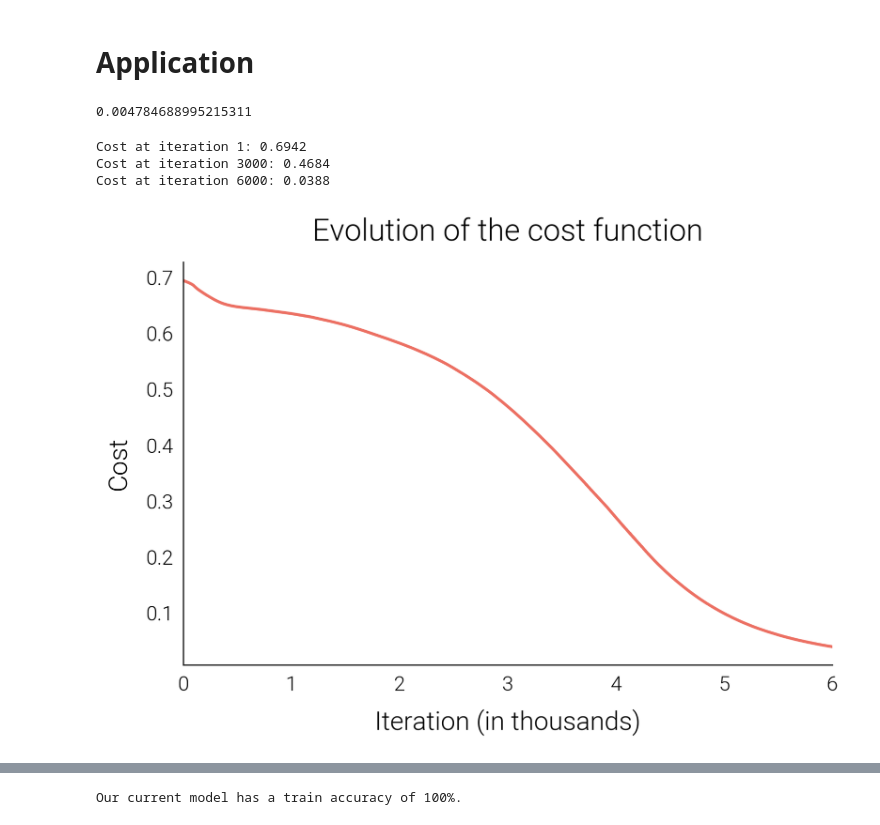
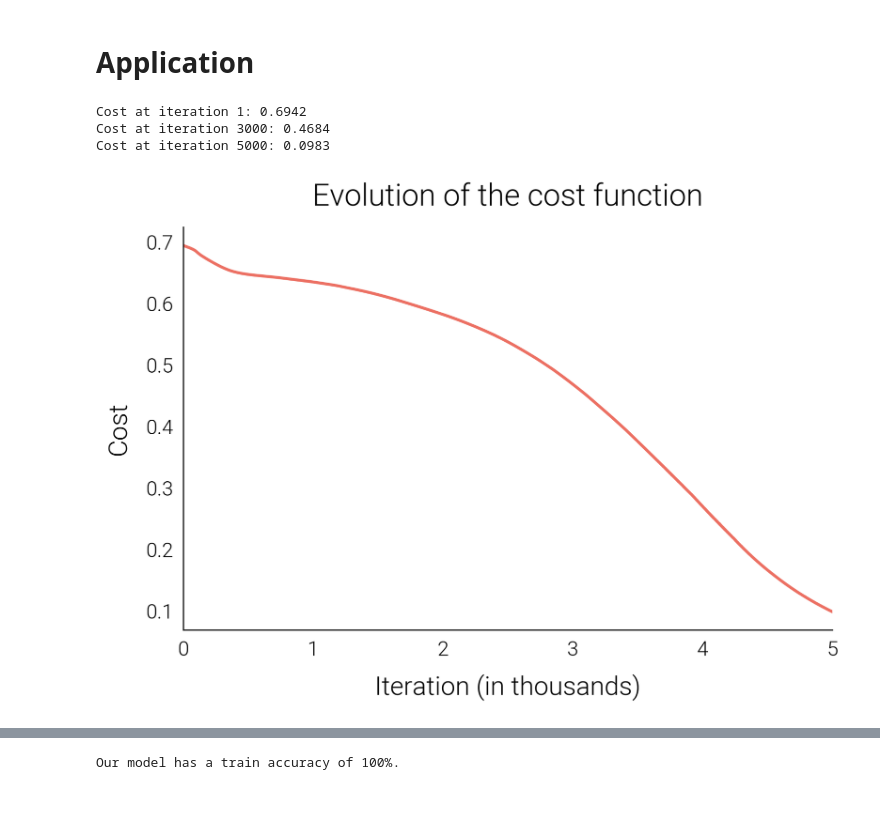
Before and after one commit to fbgranell/computer-vision-classification, a Jupyter notebook: python/neural-network.ipynb, the cells around one changed output, grey strips where cells are left out. Saved outputs shown, nothing was run; the diff lists cells and outputs as text; code cells hidden in the pictures.

```diff
--- a/python/neural-network.ipynb
+++ b/python/neural-network.ipynb
@@ -203,9 +194,12 @@ np.sum(np.array([[1,2,3],[1,2,3]]))
 def compute_loss(AL, Y, parameters, lambd):
     """
     This function computes the total cost function for some predictions.
+
     Args:
-        AL (np.array): the activation values of the last layer
+        AL (np.array): the activation values of the last layer.
         Y (np.array): the real values of our target.
+        lambd (float): the value of lambda in regularization.
+
     Returns:
         float: the value of the cost function.
     """
@@ -271,6 +259,9 @@ def relu_derivate(x):
 # %%
 def backward_prop(cache, parameters, Y):
     """
+    This function computes the gradients of all the parameters
+    through backward propagation, and returns them.
+
     Args:
         cache (dict): linear and activation values of each layer.
         parameters (dict): values that define the neural network.
@@ -356,10 +345,15 @@ def backward_prop(cache, parameters, Y):
 # %%
 def update_parameters(parameters,grads, learning_rate, lambd, m):
     """
+    Computes the new the parameters according to the gradient computed in backward
+    propagation, and returns them updated.
+
     Args:
         parameters (dict): weight, biases and activations that define our model.
         grads (dict): the gradients from all the parameters of our model.
         learning_rate (float): the learning rate alpha we want to use for the algorithm.
+        lambd (float): the value lambda in regularization.
+        m (int): the number of samples in the training set.
     Returns:
         parameters (dict): updated weight and biases that define our new model.
     """
@@ -367,10 +361,14 @@ def update_parameters(parameters,grads, learning_rate, lambd, m):
         #print('updating layer ', str(layer))
         parameters['W'+str(layer)] = (1-learning_rate*lambd/m)*parameters['W'+str(layer)] - learning_rate*grads['dW'+str(layer)]
         parameters['b'+str(layer)] = parameters['b'+str(layer)] - learning_rate*grads['db'+str(layer)]
+
     return parameters
 # %%
 def gradient_descent(X,Y, parameters_, learning_rate, iterations, lambd=0):
     """
+    Performs gradient descent with the hyperparameters specified in the input,
+    and returns the trained parameters as well as the cost evolution.
+
     Args:
         X (np.array): training values of the independant variables X.
         Y (np.array): traning values of the target variable Y.
@@ -420,7 +416,3 @@ def gradient_descent(X,Y, parameters_, learning_rate, iterations, lambd=0):
 # %% [markdown]
 # Application
-# %%
-10**(-3)*1000/209
-# %% [output]
-0.004784688995215311
 # %%
@@ -430,9 +423,10 @@ act = ['relu','relu','relu','sigmoid']
 parameters = initialize_parameters(train_x,[32,16,8],train_y,act=act)
 # %%
 %%time
-costs, parameters_trained = gradient_descent(train_x,train_y,parameters, learning_rate=0.0015,iterations= 6000)
+# Training the model on the train dataset of cat photos.
+costs, parameters_trained = gradient_descent(train_x,train_y,parameters, learning_rate=0.0015,iterations= 5000)
 # %% [output]
 Cost at iteration 1: 0.6942
 Cost at iteration 3000: 0.4684
-Cost at iteration 6000: 0.0388
+Cost at iteration 5000: 0.0983
-[figure, old version]
+[figure, new version]
@@ -442,9 +436,9 @@ Wall time: 29.7 s
 # Testing model with train dataset
 predictions = predict(train_x,parameters_trained)
 acc = np.sum(train_y == predictions)/train_y.shape[1]*100
-print(f'Our current model has a train accuracy of {acc:.0f}%.')
+print(f'Our model has a train accuracy of {acc:.0f}%.')
 # %% [output]
-Our current model has a train accuracy of 100%.
+Our model has a train accuracy of 100%.
 # %%
 # Testing model with Test dataset
 count = 0
```
Also changed, not shown: parts of 22 cells of this notebook, 1 other file.
